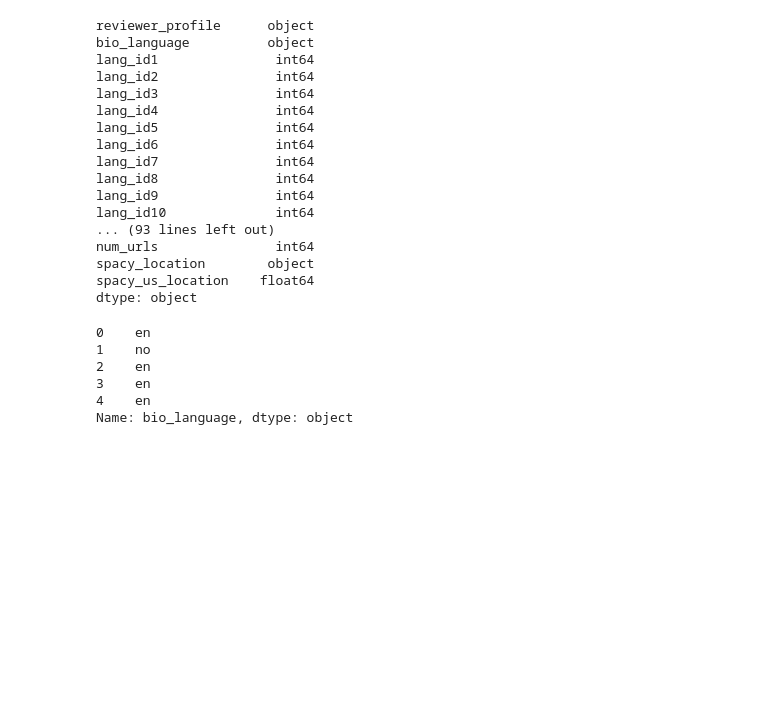
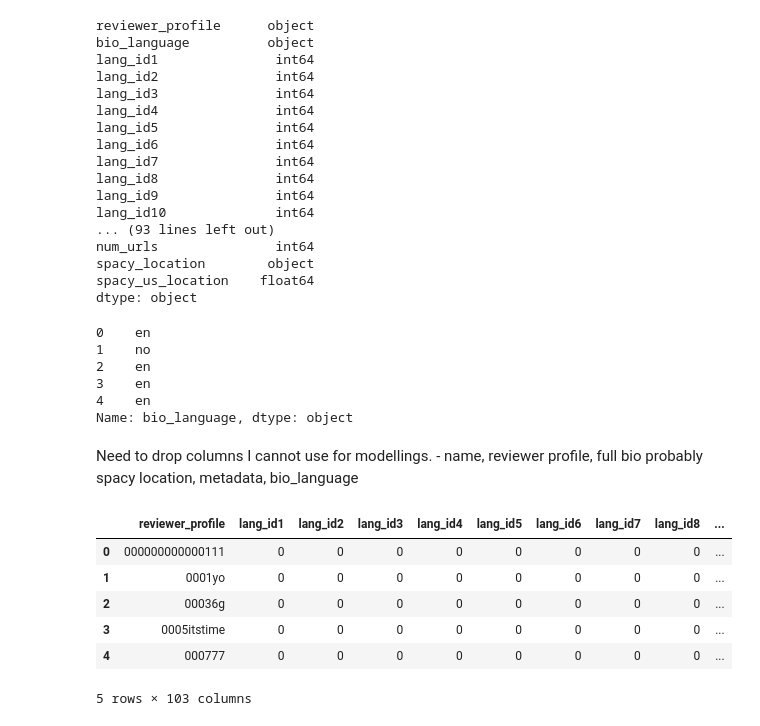
Before and after one commit to Ayan-Sengupta/us_location_identifier, a Jupyter notebook: src/experiment.ipynb, the cells around one changed output. Saved outputs shown, nothing was run; the diff lists cells and outputs as text; code cells hidden in the pictures; blank space fills up the shorter version.

```diff
--- a/src/experiment.ipynb
+++ b/src/experiment.ipynb
@@ -46,3 +46,21 @@ df_en['bio_language'].head()
 3    en
 4    en
 Name: bio_language, dtype: object
+# %% [markdown]
+Need to drop columns I cannot use for modellings. - name, reviewer profile, full bio probably spacy location, metadata, bio_language
+# %%
+#remove the non required columns and save the deleted ones in a new dataframe so we can merge them later
+df_removed = df_en[['reviewer_profile','bio_language','name','metadata','full_bio','spacy_location']]
+df_en = df_en.drop(['bio_language','name','metadata','full_bio','spacy_location'], axis=1)
+
+
+
+df_en.head()
+# %% [output]
+|  | reviewer_profile | lang_id1 | lang_id2 | lang_id3 | lang_id4 | lang_id5 | lang_id6 | lang_id7 | lang_id8 | ... |
+| 0 | 000000000000111 | 0 | 0 | 0 | 0 | 0 | 0 | 0 | 0 | ... |
+| 1 | 0001yo | 0 | 0 | 0 | 0 | 0 | 0 | 0 | 0 | ... |
+| 2 | 00036g | 0 | 0 | 0 | 0 | 0 | 0 | 0 | 0 | ... |
+| 3 | 0005itstime | 0 | 0 | 0 | 0 | 0 | 0 | 0 | 0 | ... |
+| 4 | 000777 | 0 | 0 | 0 | 0 | 0 | 0 | 0 | 0 | ... |
+5 rows × 103 columns
```
Also changed, not shown: parts of 3 cells of this notebook, 1 other file.
